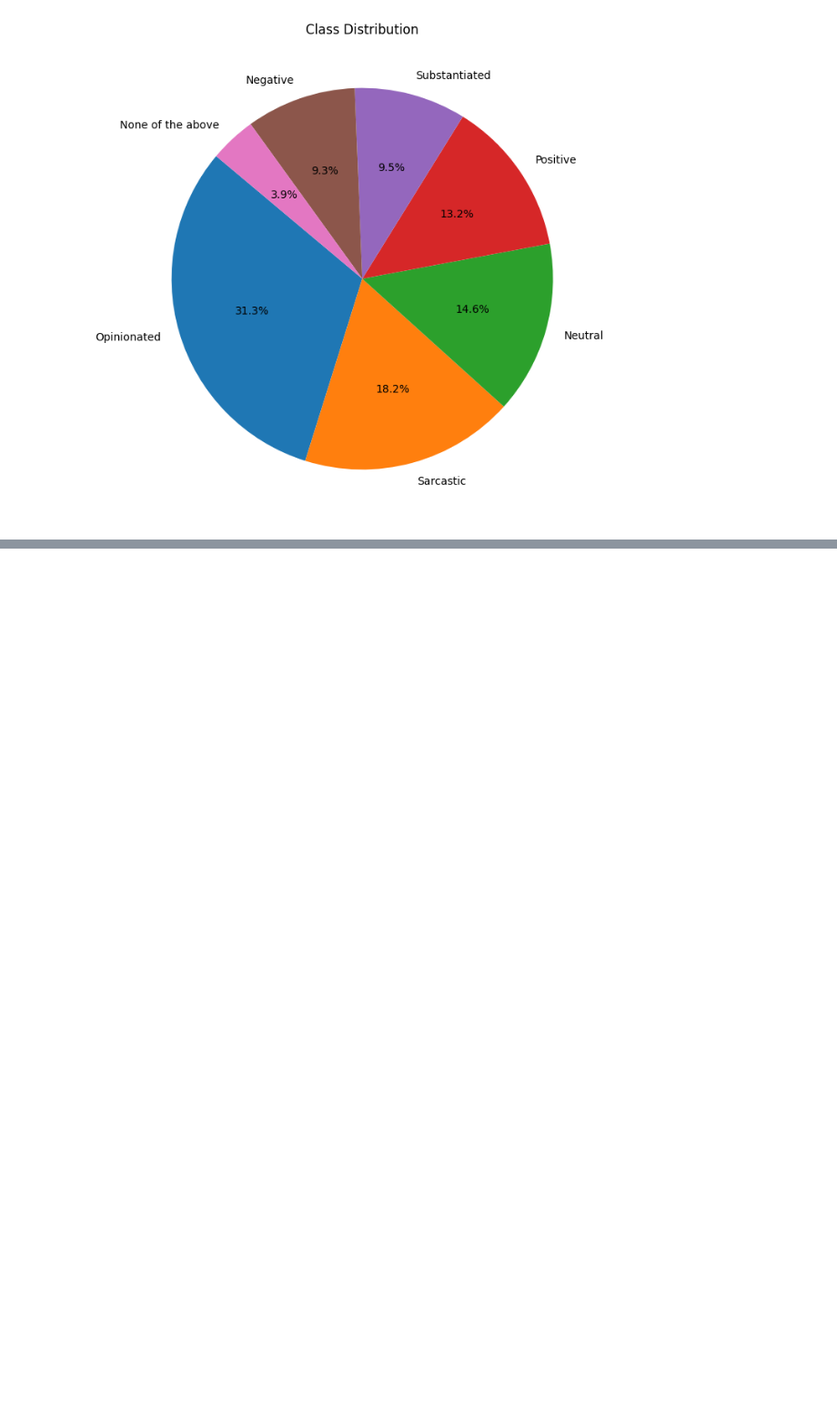
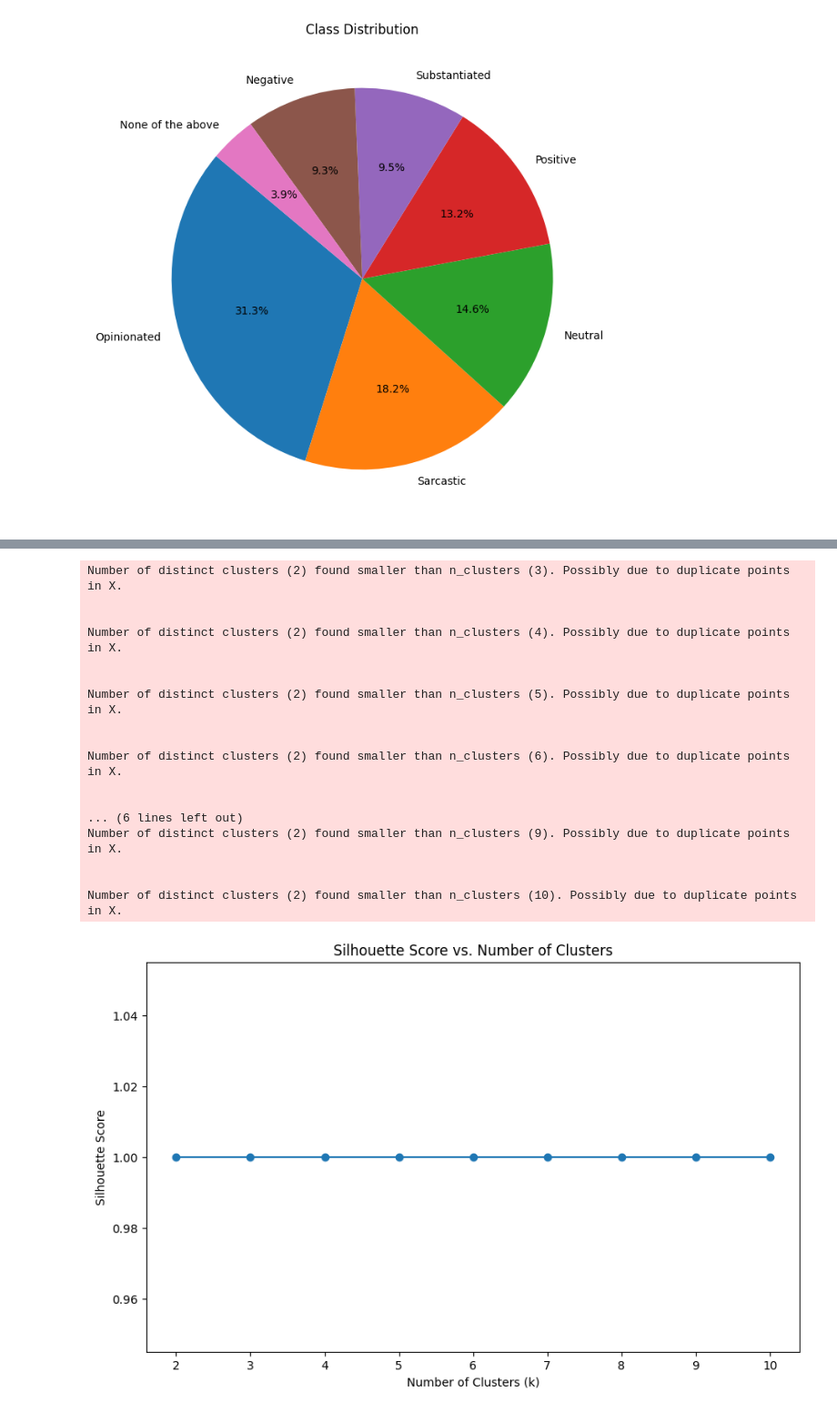
Before and after one commit to kavirajmetech/DravidianLangTechSharedTask, a Jupyter notebook: data_processing/EDA.ipynb, the cells around one changed output, grey strips where cells are left out. Shown at 91% size. Drawn from its saved outputs; the diff is of its cells as text; code cells hidden in the pictures; blank space fills up the shorter version.

```diff
--- a/data_processing/EDA.ipynb
+++ b/data_processing/EDA.ipynb
@@ -24,0 +198,53 @@ plt.show()
+# %%
+import pandas as pd
+import torch
+from sklearn.cluster import KMeans
+from sklearn.metrics import silhouette_score
+import matplotlib.pyplot as plt
+import seaborn as sns
+
+# Load embeddings and labels
+train_embeddings = torch.load('train_embeddings.pt').numpy()
+train_labels = torch.load('train_labels.pt').numpy()
+
+# Optional: Use t-SNE to reduce dimensions for visualization
+from sklearn.manifold import TSNE
+tsne = TSNE(n_components=2, random_state=42)
+train_embeddings_2d = tsne.fit_transform(train_embeddings)
+# %%
+# Determine optimal number of clusters
+sil_scores = []
+k_range = range(2, 11)
+for k in k_range:
+    kmeans = KMeans(n_clusters=k, random_state=42)
+    kmeans.fit(train_embeddings)
+    labels = kmeans.labels_
+    sil_score = silhouette_score(train_embeddings, labels)
+    sil_scores.append(sil_score)
+
+# Plot silhouette scores
+plt.figure(figsize=(10, 6))
+plt.plot(k_range, sil_scores, marker='o')
+plt.title('Silhouette Score vs. Number of Clusters')
+plt.xlabel('Number of Clusters (k)')
+plt.ylabel('Silhouette Score')
+plt.show()
+# %% [output]
+Number of distinct clusters (2) found smaller than n_clusters (3). Possibly due to duplicate points in X.
+
+
+Number of distinct clusters (2) found smaller than n_clusters (4). Possibly due to duplicate points in X.
+
+
+Number of distinct clusters (2) found smaller than n_clusters (5). Possibly due to duplicate points in X.
+
+
+Number of distinct clusters (2) found smaller than n_clusters (6). Possibly due to duplicate points in X.
+
+
+... (6 lines left out)
+Number of distinct clusters (2) found smaller than n_clusters (9). Possibly due to duplicate points in X.
+
+
+Number of distinct clusters (2) found smaller than n_clusters (10). Possibly due to duplicate points in X.
+[figure, added]
```
Also changed, not shown: parts of 16 cells of this notebook, 4 other files.
